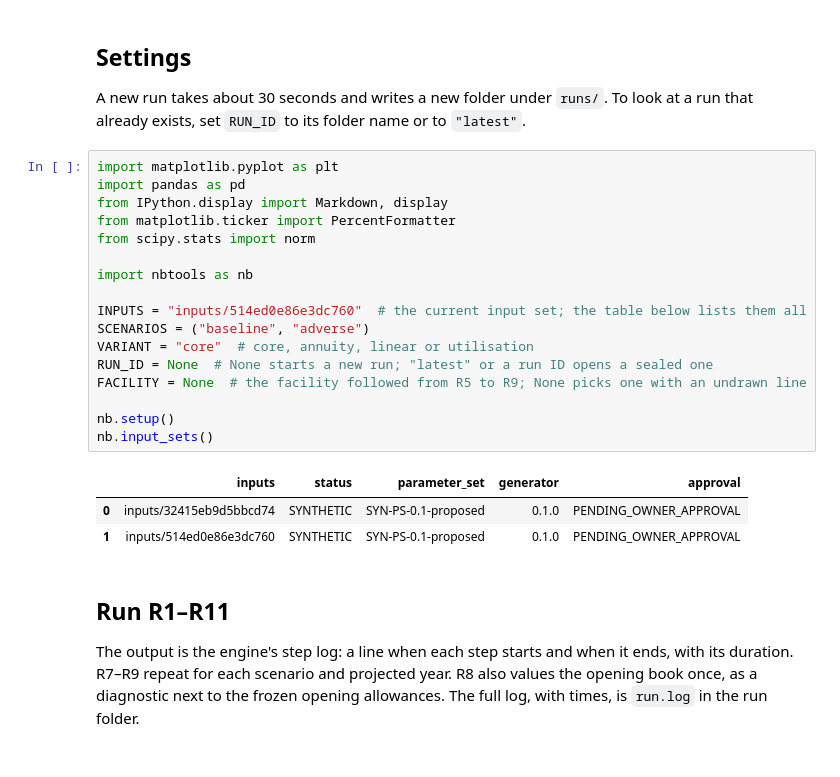
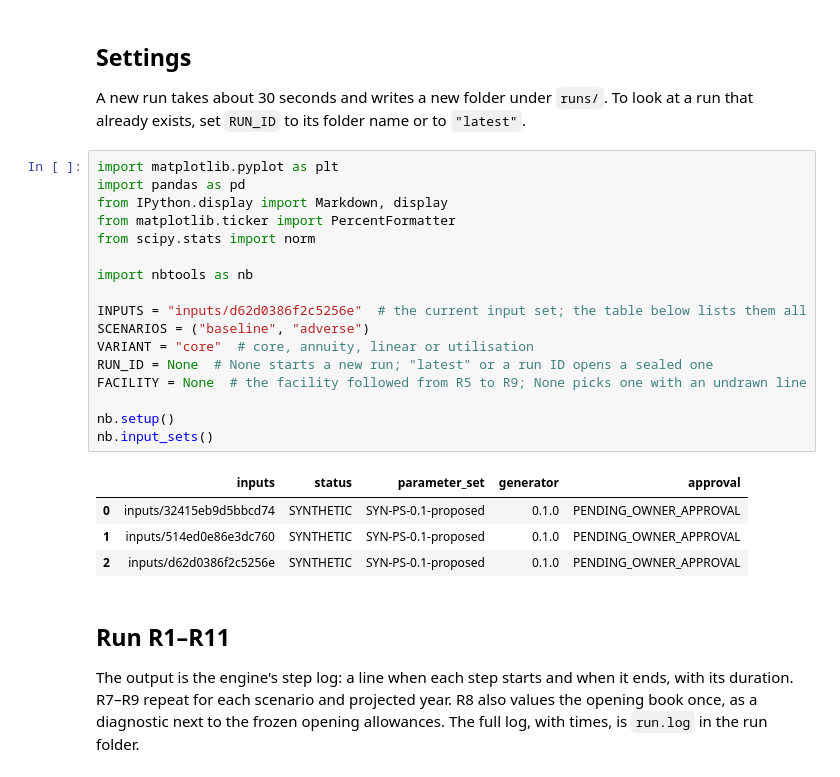
Before and after one commit to at621/stresstest_simulation, a Jupyter notebook: notebooks/01_full_run_walkthrough.ipynb, the cells around one changed output. Cells and saved outputs as stored; diff of their text form.

```diff
--- a/notebooks/01_full_run_walkthrough.ipynb
+++ b/notebooks/01_full_run_walkthrough.ipynb
@@ -25,24 +25,25 @@ A new run takes about 30 seconds and writes a new folder under `runs/`. To look
 # %%
 import matplotlib.pyplot as plt
 import pandas as pd
 from IPython.display import Markdown, display
 from matplotlib.ticker import PercentFormatter
 from scipy.stats import norm
 
 import nbtools as nb
 
-INPUTS = "inputs/514ed0e86e3dc760"  # the current input set; the table below lists them all
+INPUTS = "inputs/d62d0386f2c5256e"  # the current input set; the table below lists them all
 SCENARIOS = ("baseline", "adverse")
 VARIANT = "core"  # core, annuity, linear or utilisation
 RUN_ID = None  # None starts a new run; "latest" or a run ID opens a sealed one
 FACILITY = None  # the facility followed from R5 to R9; None picks one with an undrawn line
 
 nb.setup()
 nb.input_sets()
 # %% [output]
 |  | inputs | status | parameter_set | generator | approval |
 | 0 | inputs/32415eb9d5bbcd74 | SYNTHETIC | SYN-PS-0.1-proposed | 0.1.0 | PENDING_OWNER_APPROVAL |
 | 1 | inputs/514ed0e86e3dc760 | SYNTHETIC | SYN-PS-0.1-proposed | 0.1.0 | PENDING_OWNER_APPROVAL |
+| 2 | inputs/d62d0386f2c5256e | SYNTHETIC | SYN-PS-0.1-proposed | 0.1.0 | PENDING_OWNER_APPROVAL |
 # %% [markdown]
 ## Run R1–R11
 
```
Also changed, not shown: parts of 14 cells of this notebook, 40 other files.
